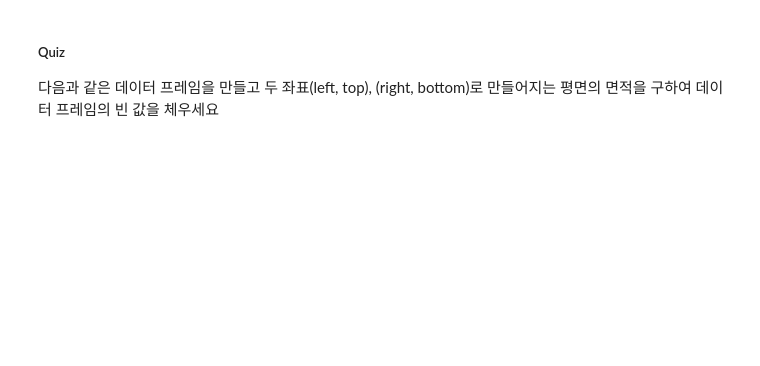
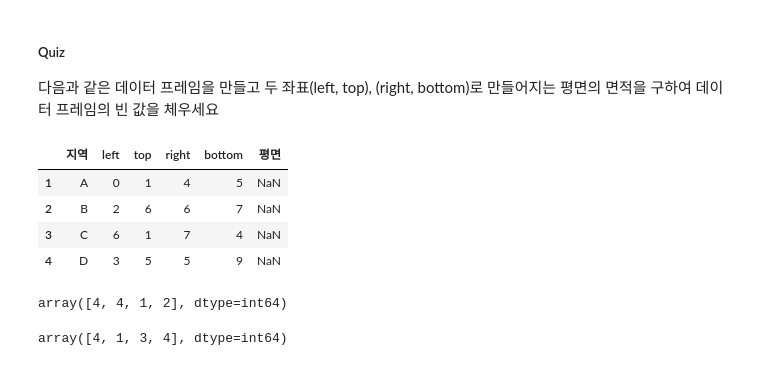
Before and after one commit to jrj8819/python-programming-class, a Jupyter notebook: ML_lesson4.ipynb, the cells around one changed output. Drawn from its saved outputs; the diff is of its cells as text; code cells hidden in the pictures; blank space fills up the shorter version.

```diff
--- a/ML_lesson4.ipynb
+++ b/ML_lesson4.ipynb
@@ -129,3 +134,13 @@ df_read
 # %% [markdown]
 ##### Quiz
 다음과 같은 데이터 프레임을 만들고 두 좌표(left, top), (right, bottom)로 만들어지는 평면의 면적을 구하여 데이터 프레임의 빈 값을 체우세요
+# %%
+quiz = pd.read_csv("./quiz2.csv", index_col=0)
+# %%
+quiz
+# %% [output]
+|  | 지역 | left | top | right | bottom | 평면 |
+| 1 | A | 0 | 1 | 4 | 5 | NaN |
+| 2 | B | 2 | 6 | 6 | 7 | NaN |
+| 3 | C | 6 | 1 | 7 | 4 | NaN |
+| 4 | D | 3 | 5 | 5 | 9 | NaN |
@@ -131,0 +149,10 @@ df_read
+# %%
+w
+# %% [output]
+array([4, 4, 1, 2], dtype=int64)
+# %%
+h = quiz['bottom'].values - quiz['top'].values
+
+h
+# %% [output]
+array([4, 1, 3, 4], dtype=int64)
```
Also changed, not shown: parts of 63 cells of this notebook.
